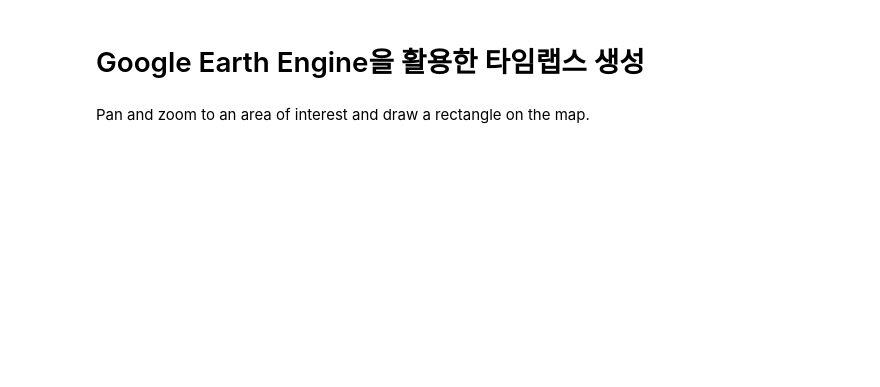
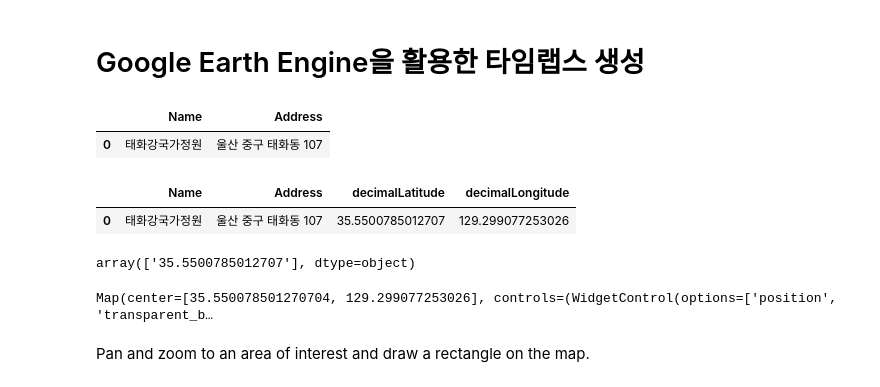
Before and after one commit to osgeokr/GEE-PAM-Book, a Jupyter notebook: Google_Earth_Engine을_활용한_타임랩스_생성.ipynb, the cells around one changed output. Cells and saved outputs as stored; diff of their text form; code cells hidden in the pictures; blank space fills up the shorter version.

```diff
--- a/Google_Earth_Engine을_활용한_타임랩스_생성.ipynb
+++ b/Google_Earth_Engine을_활용한_타임랩스_생성.ipynb
@@ -13,3 +20,46 @@ Map
+# %%
+data = {'Name': ['태화강국가정원'],
+        'Address': ['울산 중구 태화동 107']}
+df = pd.DataFrame(data)
+df.head()
+# %% [output]
+|  | Name | Address |
+| 0 | 태화강국가정원 | 울산 중구 태화동 107 |
+# %%
+gk.add_coordinates_to_dataframe(df, 'Address')
+df.head()
+# %% [output]
+|  | Name | Address | decimalLatitude | decimalLongitude |
+| 0 | 태화강국가정원 | 울산 중구 태화동 107 | 35.5500785012707 | 129.299077253026 |
+# %%
+df.decimalLatitude.values
+# %% [output]
+array(['35.5500785012707'], dtype=object)
+# %%
+# Vworld 영상지도 객체
+vworld_satellite = TileLayer(
+    url='https://xdworld.vworld.kr/2d/Satellite/service/{z}/{x}/{y}.jpeg',
+    name='Vworld Satellite',
+    attribution='Vworld'
+)
+# Vworld 하이브리드지도 객체
+vworld_hybrid = TileLayer(
+    url='https://xdworld.vworld.kr/2d/Hybrid/service/{z}/{x}/{y}.png',
+    name='Vworld Hybrid',
+    attribution='Vworld',
+)
+
+# 태화강국가정원 위치 가시화
+m = geemap.Map(width="800px", height="500px")
+m.add_layer(vworld_satellite)
+m.add_layer(vworld_hybrid)
+
+latitude, longitude = df.loc[0, ['decimalLatitude', 'decimalLongitude']].astype(float)
+location = ee.Geometry.Point([longitude, latitude])
+m.centerObject(location, 16) # 지도의 중심 설정
+m # 지도 객체 출력
+# %% [output]
+Map(center=[35.550078501270704, 129.299077253026], controls=(WidgetControl(options=['position', 'transparent_b…
 # %% [markdown]
 Pan and zoom to an area of interest and draw a rectangle on the map.
 # %%
```
Also changed, not shown: parts of 5 cells of this notebook.
